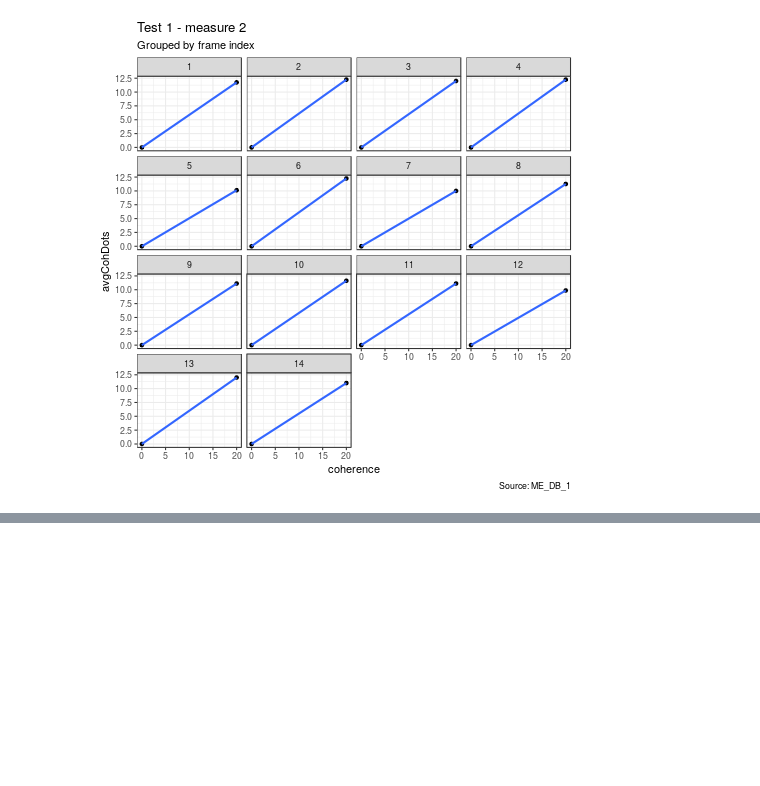
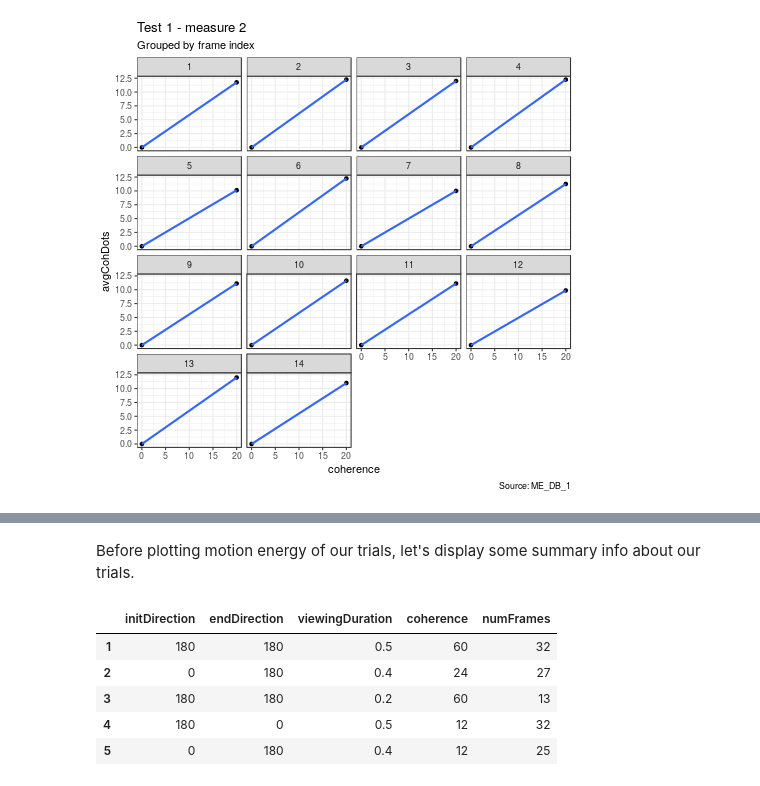
Before and after one commit to aernesto/motion_energy_Adrian, a Jupyter notebook: Python/Test_MotionEnergy_Measures.ipynb, the cells around one changed output, grey strips where cells are left out. Saved outputs shown, nothing was run; the diff lists cells and outputs as text; code cells hidden in the pictures; blank space fills up the shorter version.

```diff
--- a/Python/Test_MotionEnergy_Measures.ipynb
+++ b/Python/Test_MotionEnergy_Measures.ipynb
@@ -259,0 +390,13 @@ g + facet_wrap( ~ frameIdx) +
+# %% [markdown]
+Before plotting motion energy of our trials, let's display some summary info about our trials.
+# %%
+frame_count_offset = 4
+trials_table['numFrames'] -= frame_count_offset # correct for current bug in frame count
+trials_table[["initDirection","endDirection","viewingDuration","coherence","numFrames"]]
+# %% [output]
+|  | initDirection | endDirection | viewingDuration | coherence | numFrames |
+| 1 | 180 | 180 | 0.5 | 60 | 32 |
+| 2 | 0 | 180 | 0.4 | 24 | 27 |
+| 3 | 180 | 180 | 0.2 | 60 | 13 |
+| 4 | 180 | 0 | 0.5 | 12 | 32 |
+| 5 | 0 | 180 | 0.4 | 12 | 25 |
```
Also changed, not shown: parts of 14 cells of this notebook, 5 other files.
